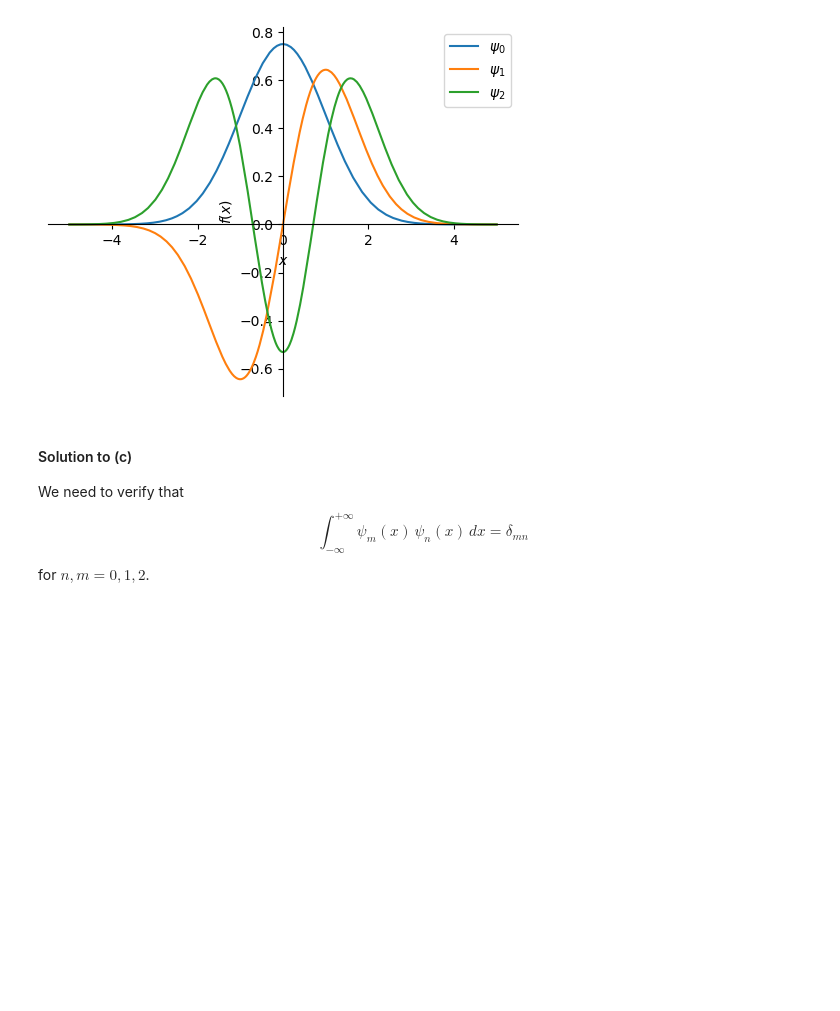
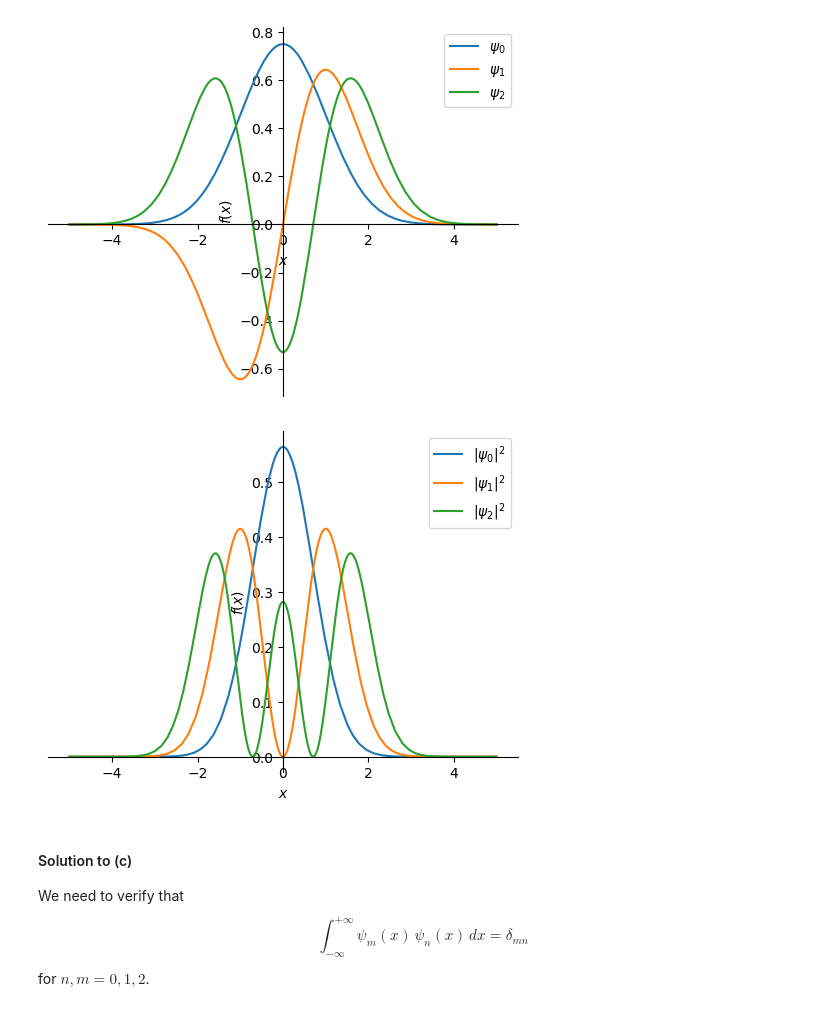
Before and after one commit to uqglmn/qm, a Jupyter notebook: QM_Problem_210.ipynb, the cells around one changed output. Saved outputs shown, nothing was run; the diff lists cells and outputs as text; code cells hidden in the pictures; blank space fills up the shorter version.

```diff
--- a/QM_Problem_210.ipynb
+++ b/QM_Problem_210.ipynb
@@ -52,7 +52,7 @@ def a_plus(𝜓):
 # %%
 # the first excited state
 
-𝜓1 = a_plus(𝜓0)
+𝜓1 = 1/sym.sqrt(1) * a_plus(𝜓0)
 𝜓1
 # %% [output]
 [figure]
@@ -86,6 +86,17 @@ p1.extend(p3)
 p1.show()
 # %% [output]
 [figure]
+# %%
+# plot probability densities of the first three states
+
+p1 = sym.plotting.plot( n𝜓0.conjugate()*n𝜓0, (x,-5,5), show=False, label="$|\psi_0|^2$", legend = True, size=(5,4))
+p2 = sym.plotting.plot( n𝜓1.conjugate()*n𝜓1, (x,-5,5), show=False, label="$|\psi_1|^2$", legend = True)
+p3 = sym.plotting.plot( n𝜓2.conjugate()*n𝜓2, (x,-5,5), show=False, label="$|\psi_2|^2$", legend = True)
+p1.extend(p2)
+p1.extend(p3)
+p1.show()
+# %% [output]
+[figure, added]
 # %% [markdown]
 #### Solution to (c)
 
```
Also changed, not shown: parts of 1 cell of this notebook.
